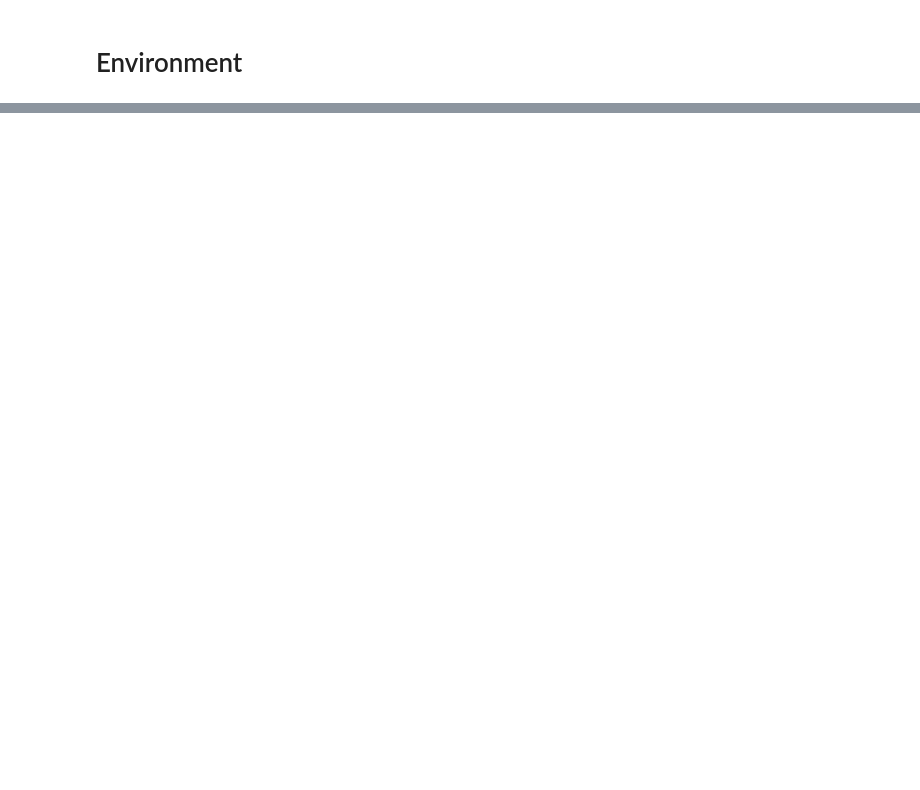
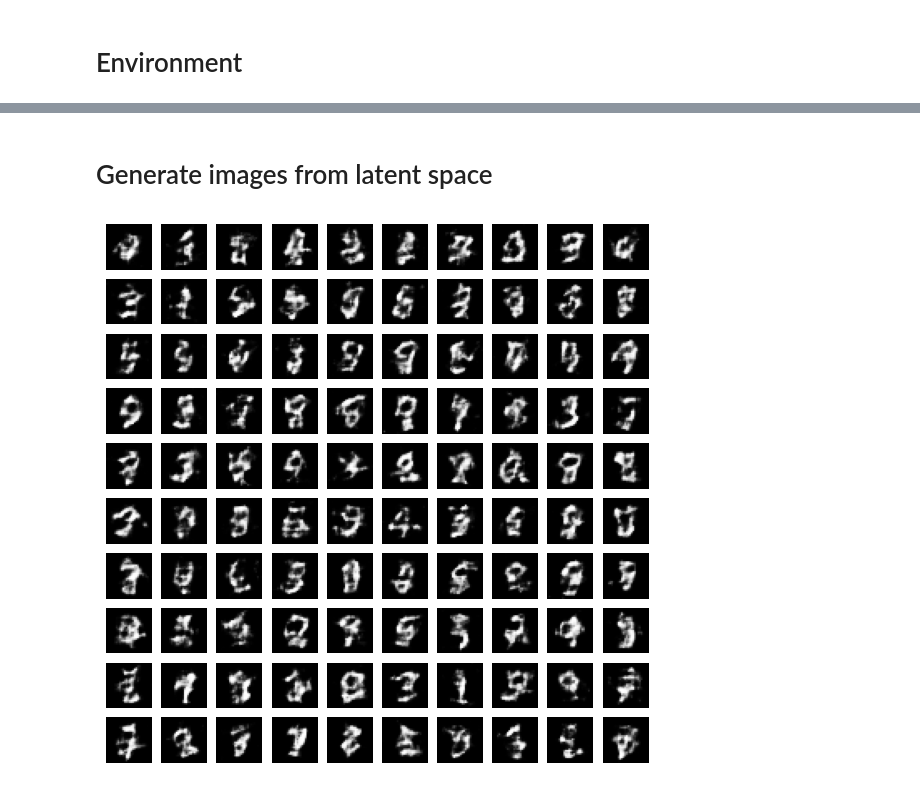
Before and after one commit to LucBourrat1/imagae_manipulation, a Jupyter notebook: image_manipulation/notebooks/tsne_latent_space.ipynb, the cells around one changed output, grey strips where cells are left out. Drawn from its saved outputs; the diff is of its cells as text; code cells hidden in the pictures; blank space fills up the shorter version.

```diff
--- a/image_manipulation/notebooks/tsne_latent_space.ipynb
+++ b/image_manipulation/notebooks/tsne_latent_space.ipynb
@@ -61,0 +64,16 @@ fig.show()
+# %% [markdown]
+# Generate images from latent space
+# %%
+# generate random vectors from the latent space distribution
+rand_vectors = []
+for col in embeddings.transpose(1, 0):
+    mu, sigma = col.mean(), col.std()
+    rand_vectors.append(sigma * torch.randn(1,100) + mu)
+rand_vectors = torch.cat(rand_vectors).transpose(1,0)
+
+fig, ax = plt.subplots(10,10, figsize=(7,7)); ax = iter(ax.flat)
+for p in rand_vectors:
+    img = model.decoder(p.reshape(1, 64, 2, 2)).view(28,28)
+    show(img, ax=next(ax))
+# %% [output]
+[figure, added]
```
Also changed, not shown: parts of 5 cells of this notebook, 4 other files.
